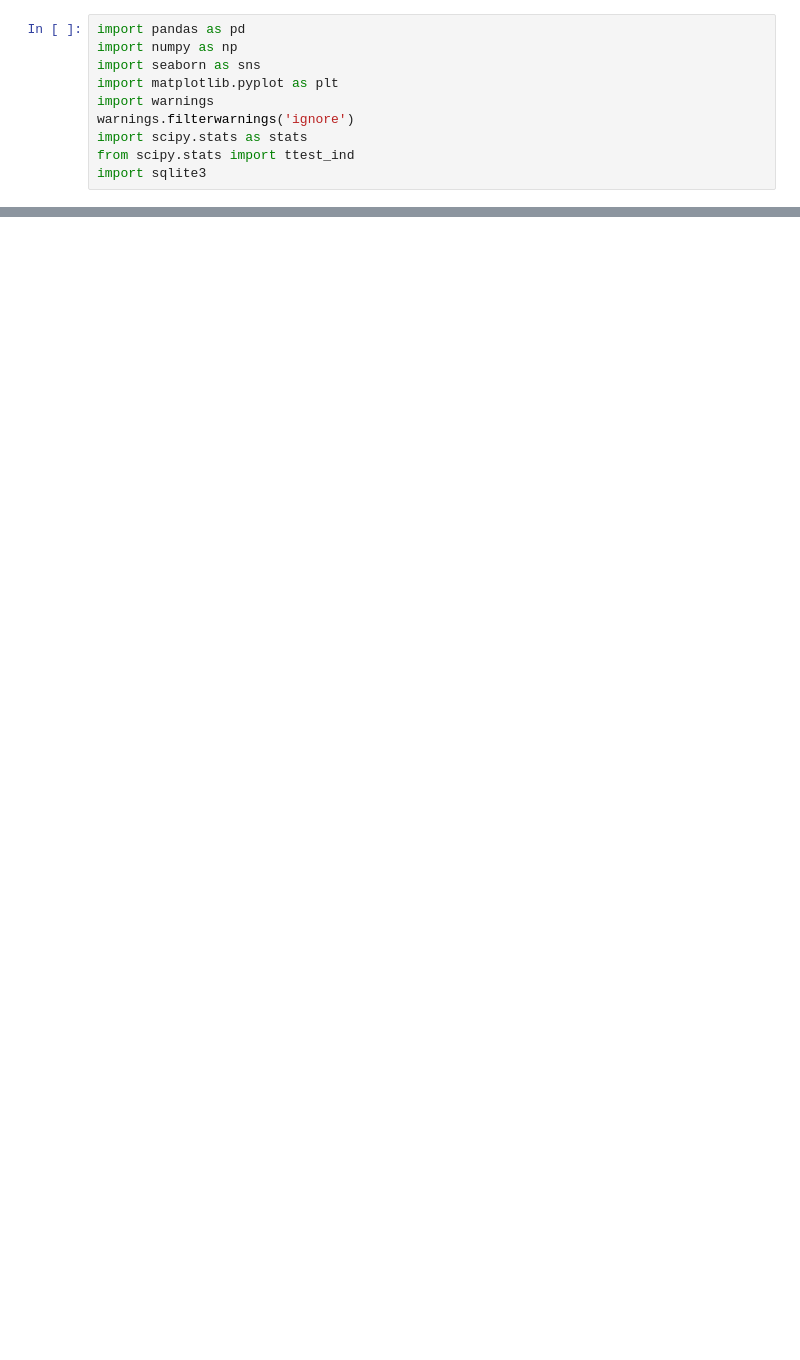
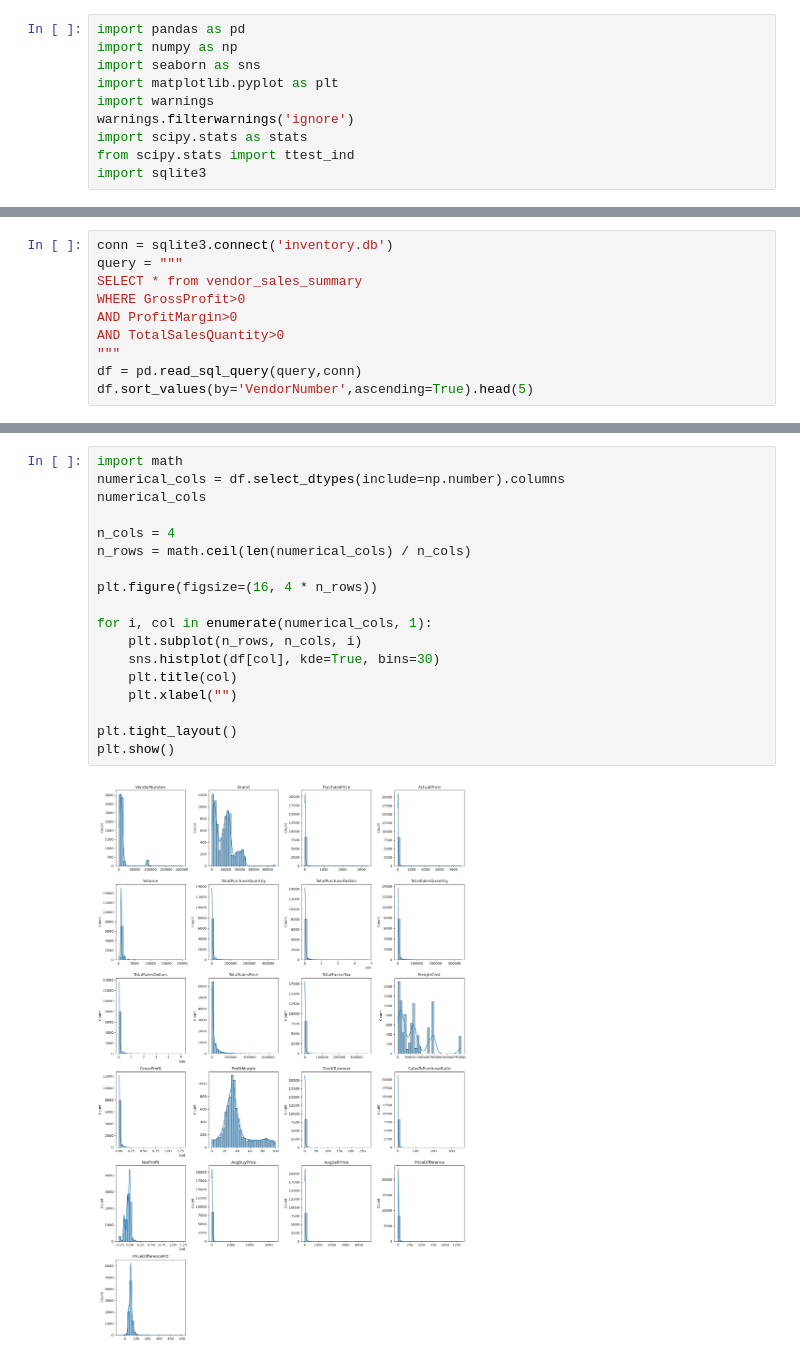
Before and after one commit to sidhesh-tavare/Vendor-Performance-Analysis, a Jupyter notebook: notebook/Vendor_Performance_Analysis.ipynb, the cells around one changed output, grey strips where cells are left out. Saved outputs shown, nothing was run; the diff lists cells and outputs as text; blank space fills up the shorter version.

```diff
--- a/notebook/Vendor_Performance_Analysis.ipynb
+++ b/notebook/Vendor_Performance_Analysis.ipynb
@@ -16,0 +108,10 @@ df
+# %%
+conn = sqlite3.connect('inventory.db')
+query = """
+SELECT * from vendor_sales_summary
+WHERE GrossProfit>0
+AND ProfitMargin>0
+AND TotalSalesQuantity>0
+"""
+df = pd.read_sql_query(query,conn)
+df.sort_values(by='VendorNumber',ascending=True).head(5)
@@ -16,0 +126,20 @@ df
+# %%
+import math
+numerical_cols = df.select_dtypes(include=np.number).columns
+numerical_cols
+
+n_cols = 4
+n_rows = math.ceil(len(numerical_cols) / n_cols)
+
+plt.figure(figsize=(16, 4 * n_rows))
+
+for i, col in enumerate(numerical_cols, 1):
+    plt.subplot(n_rows, n_cols, i)
+    sns.histplot(df[col], kde=True, bins=30)
+    plt.title(col)
+    plt.xlabel("")
+
+plt.tight_layout()
+plt.show()
+# %% [output]
+[figure, added]
```
Also changed, not shown: parts of 64 cells of this notebook.
